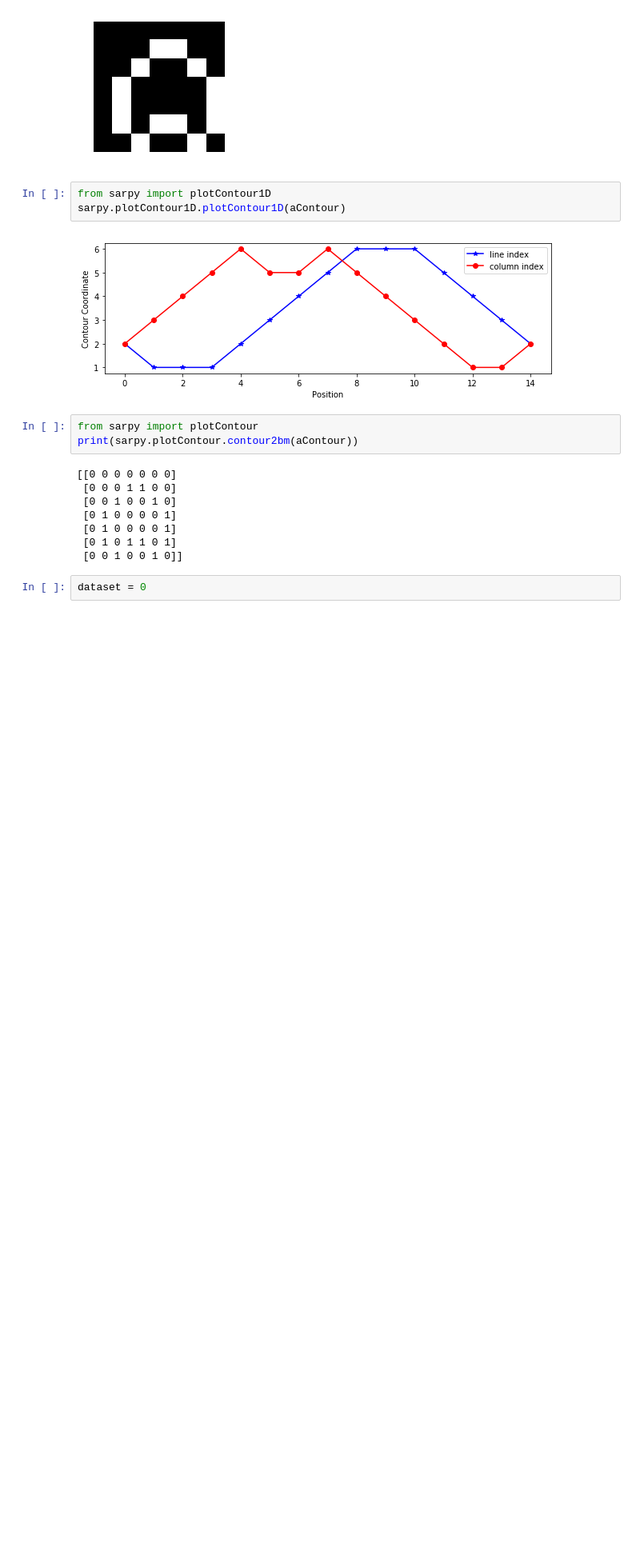
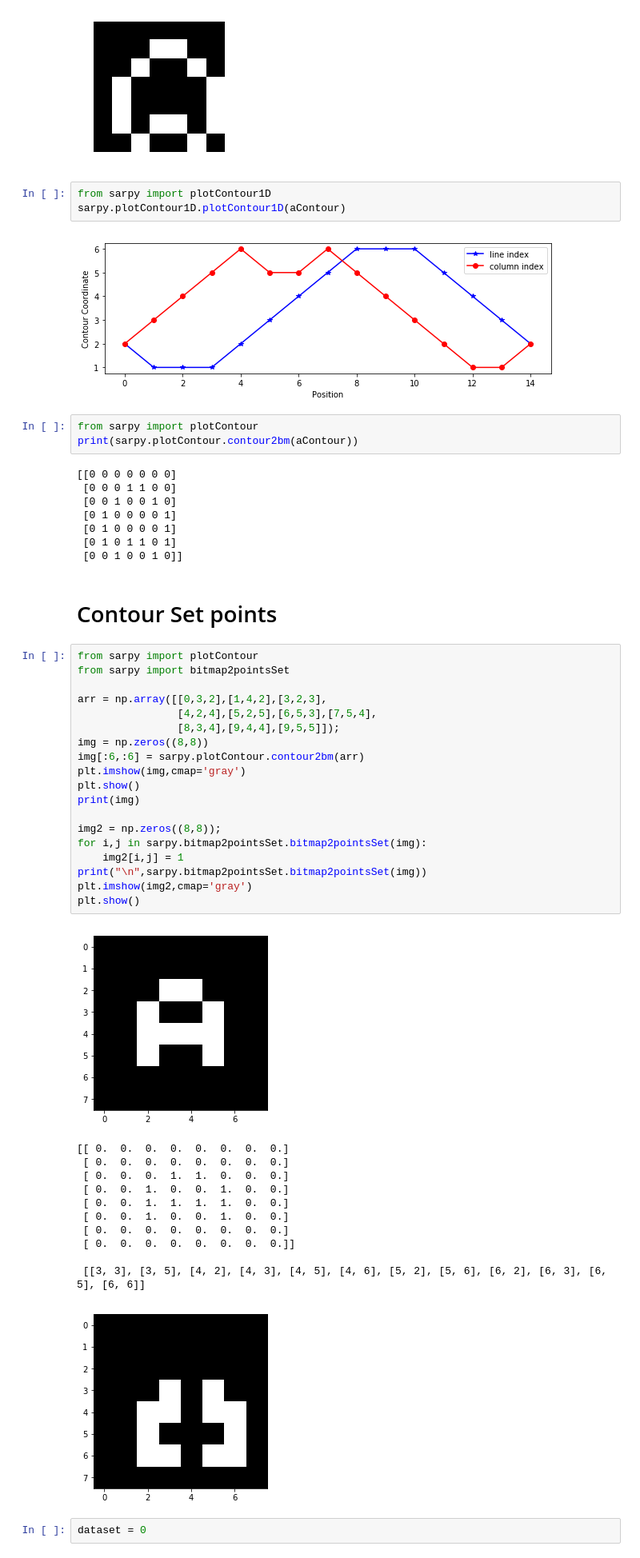
Before and after one commit to Larissa13/MAC5749, a Jupyter notebook: examples/test_group_1.ipynb, the cells around one changed output. Shown at 80% size. Drawn from its saved outputs; the diff is of its cells as text; blank space fills up the shorter version.

Commit message:
add sample setPoints

```diff
--- a/examples/test_group_1.ipynb
+++ b/examples/test_group_1.ipynb
@@ -85,5 +83,39 @@ print(sarpy.plotContour.contour2bm(aContour))
  [0 1 0 0 0 0 1]
  [0 1 0 1 1 0 1]
  [0 0 1 0 0 1 0]]
+# %% [markdown]
+# Contour Set points
+# %%
+from sarpy import plotContour
+from sarpy import bitmap2pointsSet
+
+arr = np.array([[0,3,2],[1,4,2],[3,2,3],
+                [4,2,4],[5,2,5],[6,5,3],[7,5,4],
+                [8,3,4],[9,4,4],[9,5,5]]);
+img = np.zeros((8,8))
+img[:6,:6] = sarpy.plotContour.contour2bm(arr)
+plt.imshow(img,cmap='gray')
+plt.show()
+print(img)
+
+img2 = np.zeros((8,8));
+for i,j in sarpy.bitmap2pointsSet.bitmap2pointsSet(img):
+    img2[i,j] = 1
+print("\n",sarpy.bitmap2pointsSet.bitmap2pointsSet(img))
+plt.imshow(img2,cmap='gray')
+plt.show()
+# %% [output]
+[figure, added]
+[[ 0.  0.  0.  0.  0.  0.  0.  0.]
+ [ 0.  0.  0.  0.  0.  0.  0.  0.]
+ [ 0.  0.  0.  1.  1.  0.  0.  0.]
+ [ 0.  0.  1.  0.  0.  1.  0.  0.]
+ [ 0.  0.  1.  1.  1.  1.  0.  0.]
+ [ 0.  0.  1.  0.  0.  1.  0.  0.]
+ [ 0.  0.  0.  0.  0.  0.  0.  0.]
+ [ 0.  0.  0.  0.  0.  0.  0.  0.]]
+
+ [[3, 3], [3, 5], [4, 2], [4, 3], [4, 5], [4, 6], [5, 2], [5, 6], [6, 2], [6, 3], [6, 5], [6, 6]]
+[figure, added]
 # %%
 dataset = 0
```
Also changed, not shown: parts of 1 cell of this notebook.
